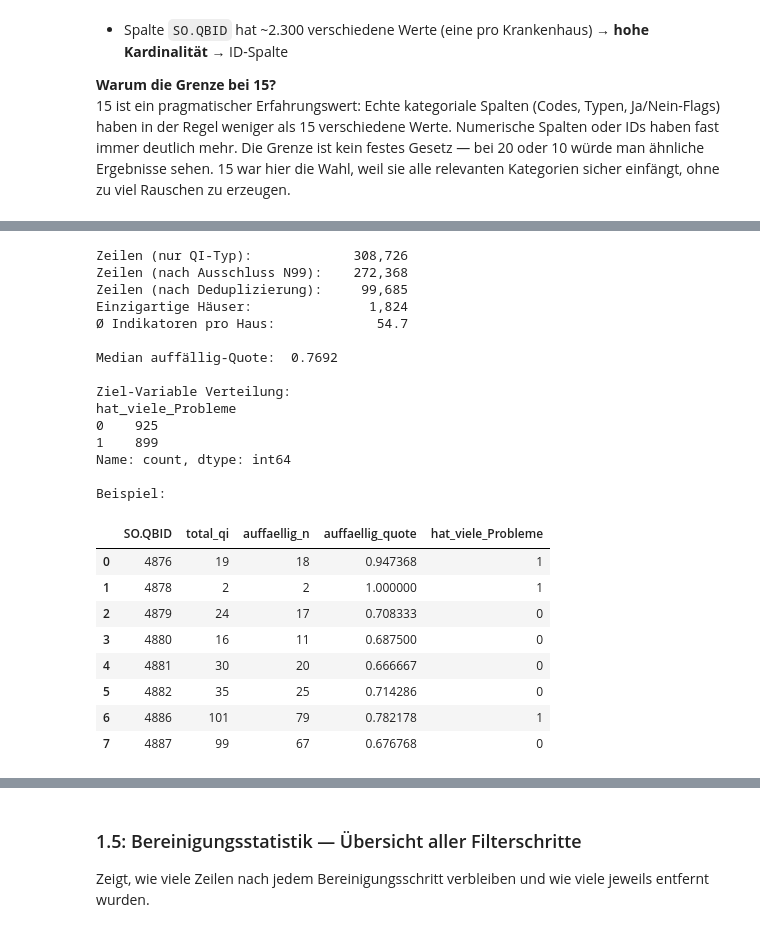
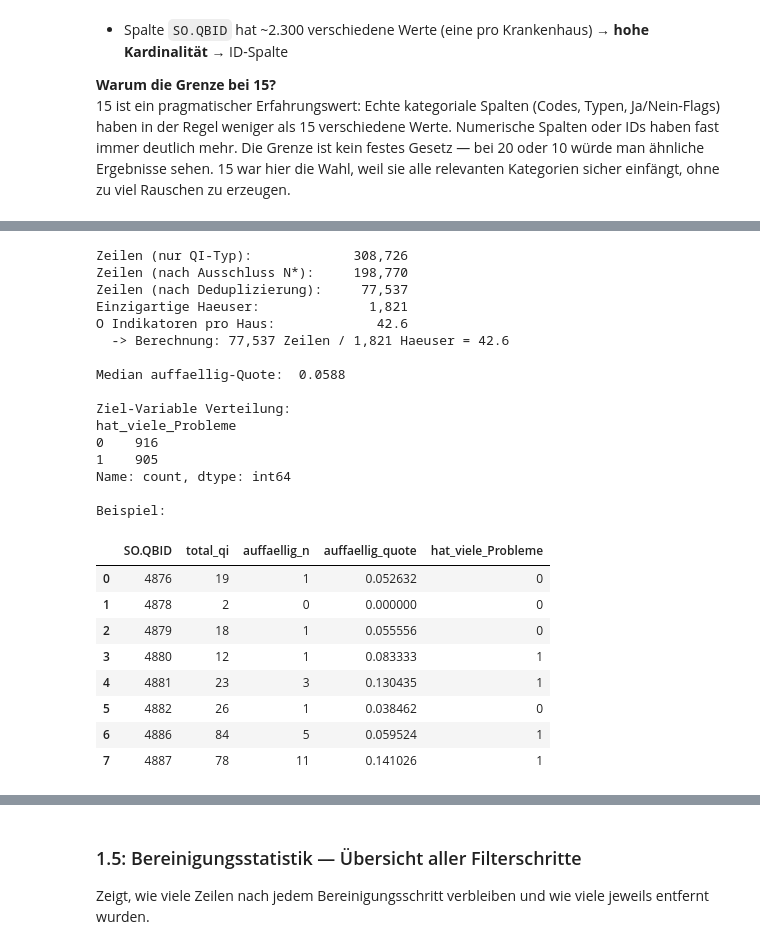
Before and after one commit to eufunk/Qualitaets_Muster_Finder, a Jupyter notebook: Notebooks/01_Exploration.ipynb, the cells around one changed output, grey strips where cells are left out. Saved outputs shown, nothing was run; the diff lists cells and outputs as text; code cells hidden in the pictures.

```diff
--- a/Notebooks/01_Exploration.ipynb
+++ b/Notebooks/01_Exploration.ipynb
@@ -302,79 +335,80 @@ Wir übersetzen die rohen R\*/N\*-Bewertungen in eine einzige, pro Haus vergleic
 # %%
-# Erkenntnisse aus Schritt 2:
+# Korrigierte Erkenntnisse (laut offiziellem IQTIG-Bericht, Tabelle 2 + Tabelle 4):
 # - Bewertungsspalte: QSErgBewStrukDialog
-#     R* = rechnerisch auffällig  (R10, R20, ...)
-#     N99 = nicht bewertet        → ausschließen!
-#     N*  = nicht auffällig       (N01, N02, ...)
-# - Nur echte QI berücksichtigen: QSQI.ArtDesWertes == 'QI'
-#   (EKez, TKez, KKez = Zählkennzahlen, keine Qualitätsindikatoren)
-# - QSQI.AEKey ist eine Haus-ID (nicht ein Indikator-Schlüssel!)
-#   → Deduplizierung muss über (SO.QBID, QSQI.Indikator) erfolgen
+#     R10 = Ergebnis im Referenzbereich   -> NICHT auffaellig
+#     N*  = keine Bewertung vorgesehen    -> ausschliessen! (N01, N02, N99)
+#     H/U/A/D/S = alles Uebrige           -> auffaellig (ging in den Strukturierten Dialog)
+# - Nur echte QI beruecksichtigen: QSQI.ArtDesWertes == \'QI\'
+#   (EKez, TKez, KKez = Zaehlkennzahlen, keine Qualitaetsindikatoren)
+# - QSQI.AEKey ist eine Haus-ID (nicht ein Indikator-Schluessel!)
+#   -> Deduplizierung muss ueber (SO.QBID, QSQI.Indikator) erfolgen
 
 # Schritt 1: nur echte QI-Zeilen
 qi_qi = qi[qi["QSQI.ArtDesWertes"] == "QI"].copy()
 print(f"Zeilen (nur QI-Typ):            {len(qi_qi):>8,}")
 
-# Schritt 2: nur bewertete Indikatoren (N99 = nicht bewertet → raus)
-qi_bewertet = qi_qi[qi_qi["QSErgBewStrukDialog"] != "N99"].copy()
-print(f"Zeilen (nach Ausschluss N99):   {len(qi_bewertet):>8,}")
+# Schritt 2: nur bewertete Indikatoren (alle N*-Codes = nicht bewertet -> raus)
+qi_bewertet = qi_qi[~qi_qi["QSErgBewStrukDialog"].astype(str).str.startswith("N")].copy()
+print(f"Zeilen (nach Ausschluss N*):    {len(qi_bewertet):>8,}")
 
 # Schritt 3: Duplikate entfernen — je Haus + Indikator eine Zeile
-# QSQI.Indikator = tatsächlicher Indikator-Schlüssel (z.B. "55857")
+# QSQI.Indikator = tatsaechlicher Indikator-Schluessel (z.B. "55857")
 qi_dedup = qi_bewertet.drop_duplicates(subset=["SO.QBID", "QSQI.Indikator"]).copy()
 n_zeilen  = len(qi_dedup)
 n_haeuser = qi_dedup["SO.QBID"].nunique()
 print(f"Zeilen (nach Deduplizierung):   {n_zeilen:>8,}")
-print(f"Einzigartige Häuser:            {n_haeuser:>8,}")
-print(f"Ø Indikatoren pro Haus:         {n_zeilen / n_haeuser:>8.1f}")
-print(f"  → Berechnung: {n_zeilen:,} Zeilen ÷ {n_haeuser:,} Häuser = {n_zeilen/n_haeuser:.1f}")
+print(f"Einzigartige Haeuser:           {n_haeuser:>8,}")
+print(f"O Indikatoren pro Haus:         {n_zeilen / n_haeuser:>8.1f}")
+print(f"  -> Berechnung: {n_zeilen:,} Zeilen / {n_haeuser:,} Haeuser = {n_zeilen/n_haeuser:.1f}")
 
-# Schritt 4: auffällig-Flag setzen (R* = auffällig)
-qi_dedup["ist_auffaellig"] = qi_dedup["QSErgBewStrukDialog"].str.startswith("R")
+# Schritt 4: auffaellig-Flag setzen (alles ausser R10 = auffaellig)
+qi_dedup["ist_auffaellig"] = ~qi_dedup["QSErgBewStrukDialog"].astype(str).str.startswith("R")
 
 # Schritt 5: Quote pro Haus aggregieren
 auffaellig_quote = (
     qi_dedup
     .groupby("SO.QBID")
     .agg(
         total_qi       = ("QSQI.Indikator", "count"),
         auffaellig_n   = ("ist_auffaellig", "sum")
     )
     .reset_index()
 )
 auffaellig_quote["auffaellig_quote"] = auffaellig_quote["auffaellig_n"] / auffaellig_quote["total_qi"]
 
-# Schritt 6: Ziel-Variable — über Median = hat viele Probleme
+# Schritt 6: Ziel-Variable — ueber Median = hat viele Probleme
 median_quote = auffaellig_quote["auffaellig_quote"].median()
 auffaellig_quote["hat_viele_Probleme"] = (auffaellig_quote["auffaellig_quote"] > median_quote).astype(int)
 
-print(f"\nMedian auffällig-Quote:  {median_quote:.4f}")
+print(f"\nMedian auffaellig-Quote:  {median_quote:.4f}")
 print(f"\nZiel-Variable Verteilung:")
 print(auffaellig_quote["hat_viele_Probleme"].value_counts())
 print(f"\nBeispiel:")
 auffaellig_quote.head(8)
 # %% [output]
 Zeilen (nur QI-Typ):             308,726
-Zeilen (nach Ausschluss N99):    272,368
-Zeilen (nach Deduplizierung):     99,685
-Einzigartige Häuser:               1,824
-Ø Indikatoren pro Haus:             54.7
+Zeilen (nach Ausschluss N*):     198,770
+Zeilen (nach Deduplizierung):     77,537
+Einzigartige Haeuser:              1,821
+O Indikatoren pro Haus:             42.6
+  -> Berechnung: 77,537 Zeilen / 1,821 Haeuser = 42.6
 
-Median auffällig-Quote:  0.7692
+Median auffaellig-Quote:  0.0588
 
 Ziel-Variable Verteilung:
 hat_viele_Probleme
-0    925
-1    899
+0    916
+1    905
 Name: count, dtype: int64
 
 Beispiel:
 |  | SO.QBID | total_qi | auffaellig_n | auffaellig_quote | hat_viele_Probleme |
-| 0 | 4876 | 19 | 18 | 0.947368 | 1 |
-| 1 | 4878 | 2 | 2 | 1.000000 | 1 |
-| 2 | 4879 | 24 | 17 | 0.708333 | 0 |
-| 3 | 4880 | 16 | 11 | 0.687500 | 0 |
-| 4 | 4881 | 30 | 20 | 0.666667 | 0 |
-| 5 | 4882 | 35 | 25 | 0.714286 | 0 |
-| 6 | 4886 | 101 | 79 | 0.782178 | 1 |
-| 7 | 4887 | 99 | 67 | 0.676768 | 0 |
+| 0 | 4876 | 19 | 1 | 0.052632 | 0 |
+| 1 | 4878 | 2 | 0 | 0.000000 | 0 |
+| 2 | 4879 | 18 | 1 | 0.055556 | 0 |
+| 3 | 4880 | 12 | 1 | 0.083333 | 1 |
+| 4 | 4881 | 23 | 3 | 0.130435 | 1 |
+| 5 | 4882 | 26 | 1 | 0.038462 | 0 |
+| 6 | 4886 | 84 | 5 | 0.059524 | 1 |
+| 7 | 4887 | 78 | 11 | 0.141026 | 1 |
 # %% [markdown]
```
Also changed, not shown: parts of 25 cells of this notebook, 54 other files.
